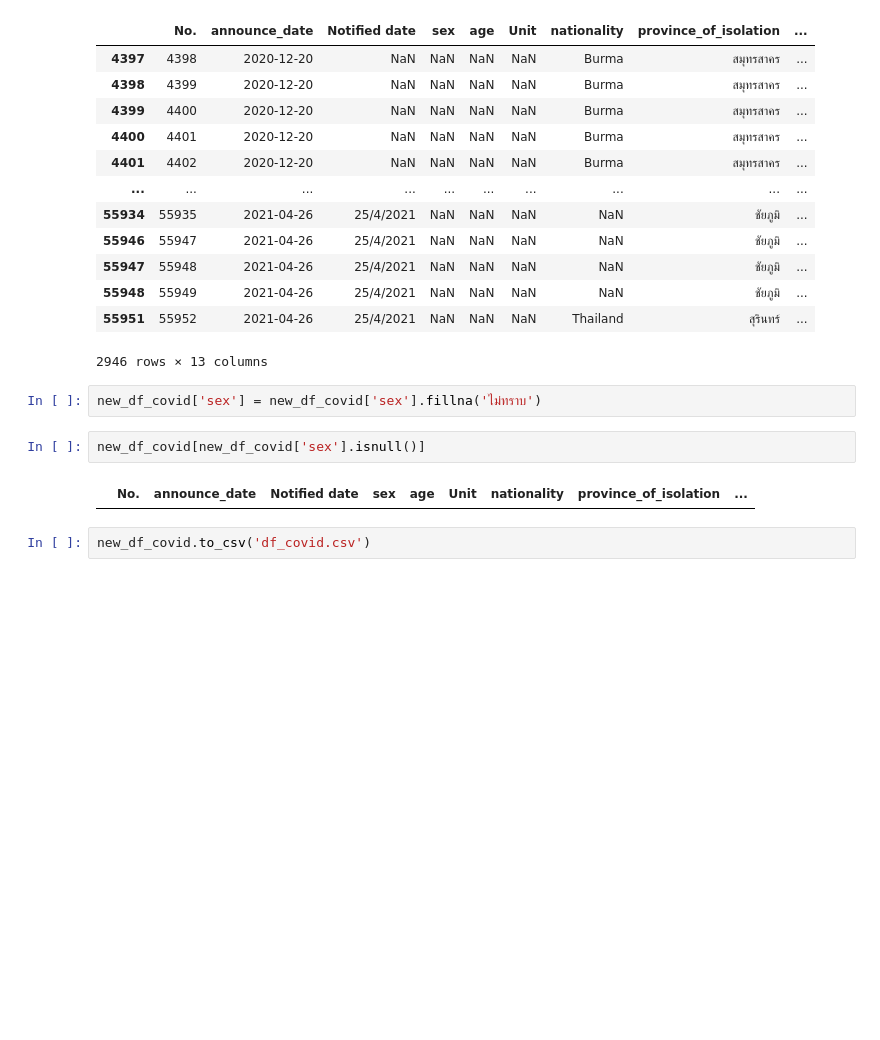
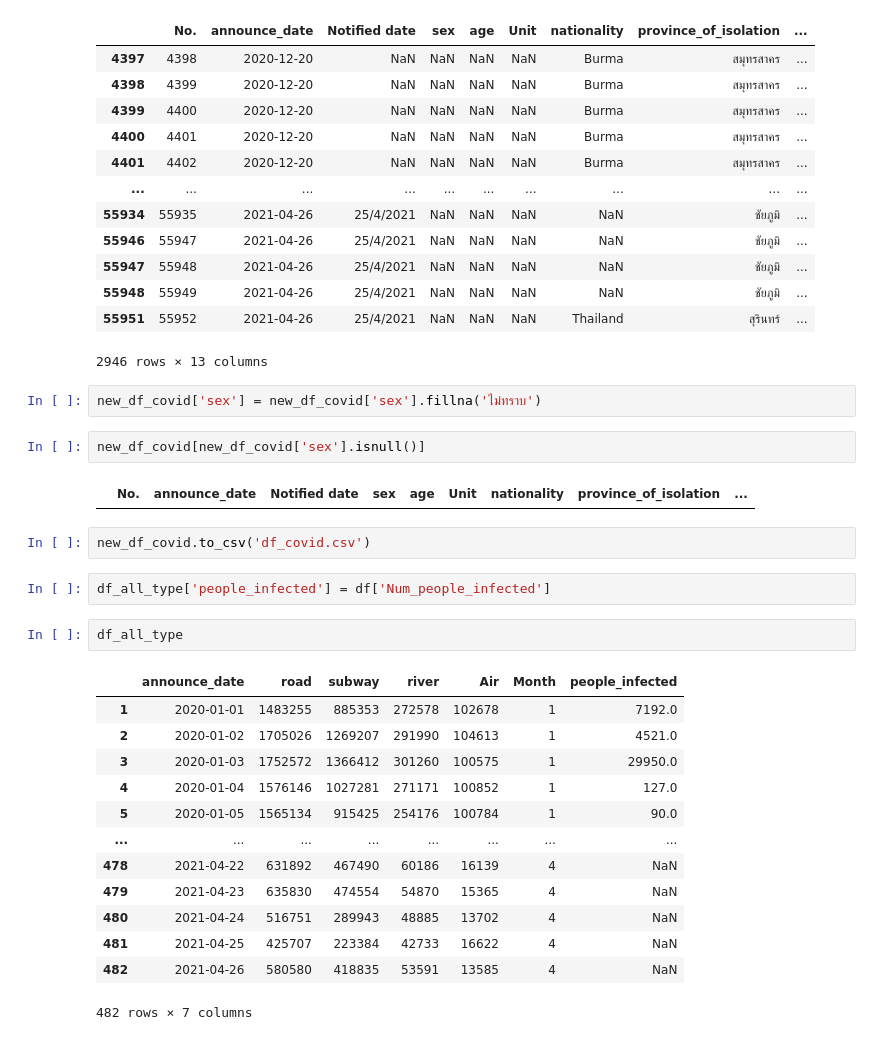
Before and after one commit to tanpharamut/data_viz, a Jupyter notebook: Visualization_Final_Exam.ipynb, the cells around one changed output. Drawn from its saved outputs; the diff is of its cells as text; blank space fills up the shorter version.

```diff
--- a/Visualization_Final_Exam.ipynb
+++ b/Visualization_Final_Exam.ipynb
@@ -800,3 +800,21 @@ new_df_covid[new_df_covid['sex'].isnull()]
 |  | No. | announce_date | Notified date | sex | age | Unit | nationality | province_of_isolation | ... |
 # %%
 new_df_covid.to_csv('df_covid.csv')
+# %%
+df_all_type['people_infected'] = df['Num_people_infected']
+# %%
+df_all_type
+# %% [output]
+|  | announce_date | road | subway | river | Air | Month | people_infected |
+| 1 | 2020-01-01 | 1483255 | 885353 | 272578 | 102678 | 1 | 7192.0 |
+| 2 | 2020-01-02 | 1705026 | 1269207 | 291990 | 104613 | 1 | 4521.0 |
+| 3 | 2020-01-03 | 1752572 | 1366412 | 301260 | 100575 | 1 | 29950.0 |
+| 4 | 2020-01-04 | 1576146 | 1027281 | 271171 | 100852 | 1 | 127.0 |
+| 5 | 2020-01-05 | 1565134 | 915425 | 254176 | 100784 | 1 | 90.0 |
+| ... | ... | ... | ... | ... | ... | ... | ... |
+| 478 | 2021-04-22 | 631892 | 467490 | 60186 | 16139 | 4 | NaN |
+| 479 | 2021-04-23 | 635830 | 474554 | 54870 | 15365 | 4 | NaN |
+| 480 | 2021-04-24 | 516751 | 289943 | 48885 | 13702 | 4 | NaN |
+| 481 | 2021-04-25 | 425707 | 223384 | 42733 | 16622 | 4 | NaN |
+| 482 | 2021-04-26 | 580580 | 418835 | 53591 | 13585 | 4 | NaN |
+482 rows × 7 columns
```
